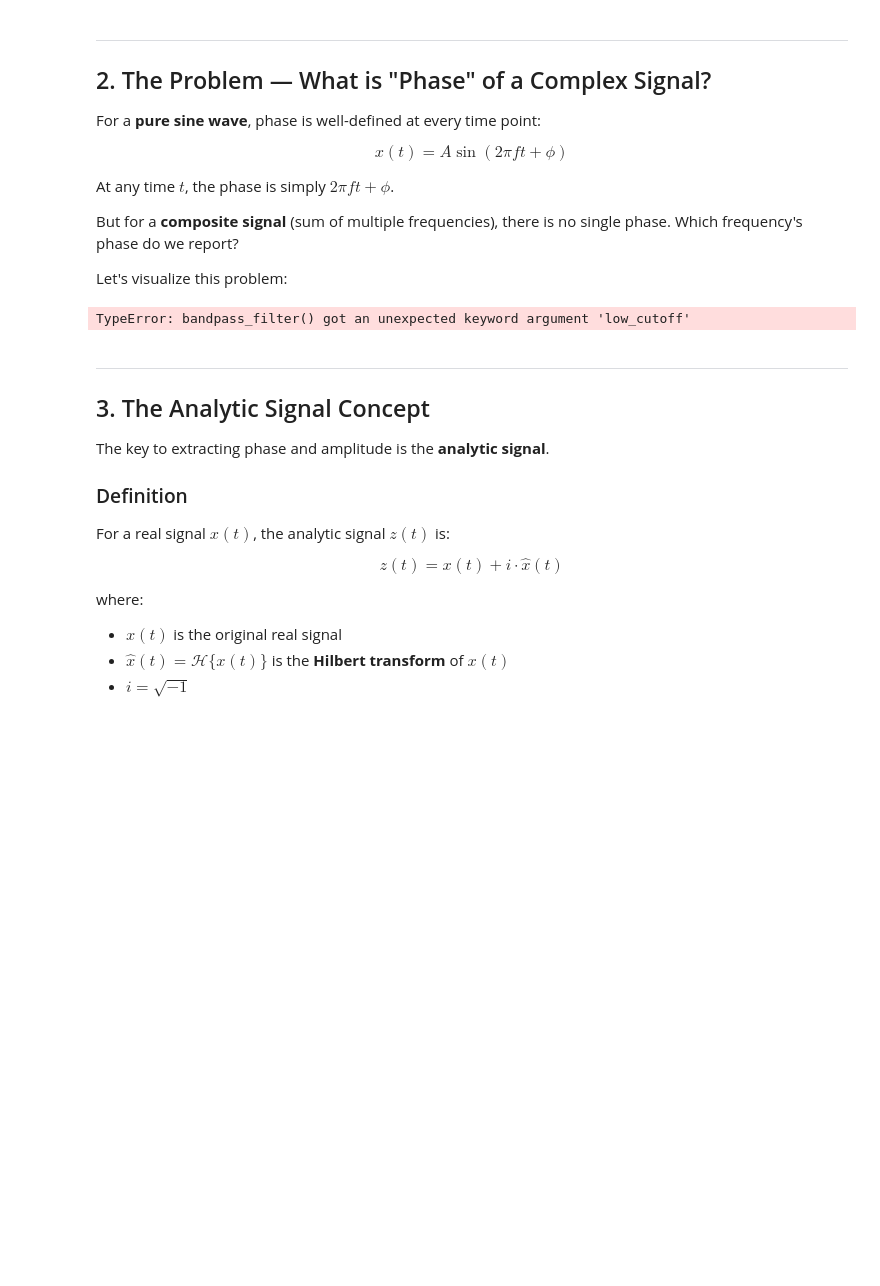
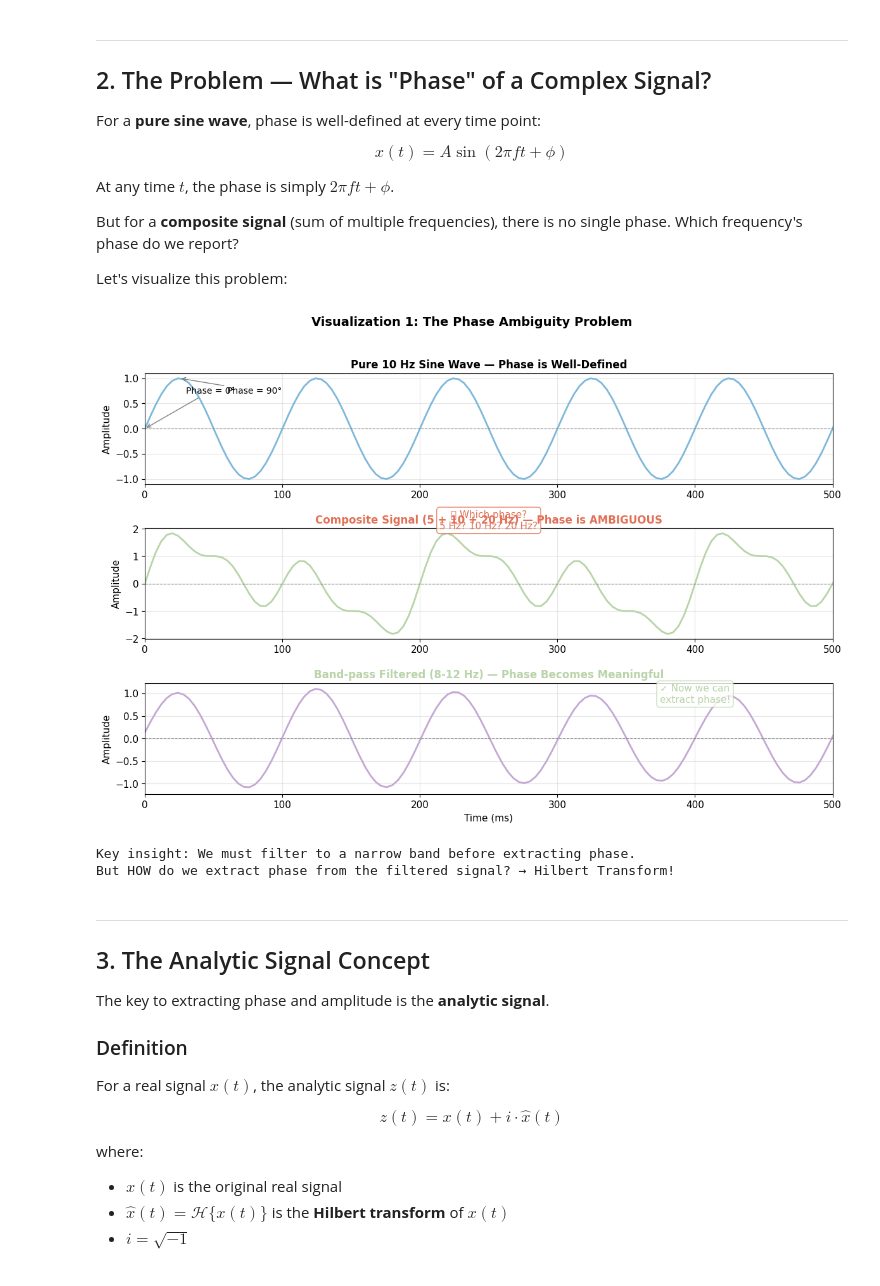
Before and after one commit to Ramdam17/ConnectivityMetricsTutorials, a Jupyter notebook: notebooks/01_foundations/B_phase_and_amplitude/B01_hilbert_transform.ipynb, the cells around one changed output. Cells and saved outputs as stored; diff of their text form; code cells hidden in the pictures; blank space fills up the shorter version.

```diff
--- a/notebooks/01_foundations/B_phase_and_amplitude/B01_hilbert_transform.ipynb
+++ b/notebooks/01_foundations/B_phase_and_amplitude/B01_hilbert_transform.ipynb
@@ -90,7 +90,7 @@ composite = (np.sin(2 * np.pi * 5 * t) +
              0.5 * np.sin(2 * np.pi * 20 * t))
 
 # Band-pass filter to isolate 10 Hz
-filtered_10hz = bandpass_filter(composite, 8, 12, fs=fs)
+filtered_10hz = bandpass_filter(composite, 8, 12, fs)
 
 # Create figure
 fig, axes = plt.subplots(3, 1, figsize=(12, 8))
@@ -121,34 +121,36 @@ ax2.grid(True, alpha=0.3)
 ax2.axhline(y=0, color='gray', linestyle='--', linewidth=0.8)
 
 # Add warning annotation
 ax2.text(250, 2, '❓ Which phase?\n5 Hz? 10 Hz? 20 Hz?',
          ha='center', fontsize=11, color=PRIMARY_RED,
          bbox=dict(boxstyle='round', facecolor='white', edgecolor=PRIMARY_RED, alpha=0.8))
 
 # Plot 3: Filtered signal
 ax3 = axes[2]
 ax3.plot(t * 1000, filtered_10hz, color=ACCENT_PURPLE, linewidth=2)
 ax3.set_xlabel('Time (ms)', fontsize=11)
 ax3.set_ylabel('Amplitude', fontsize=11)
 ax3.set_title('Band-pass Filtered (8-12 Hz) — Phase Becomes Meaningful',
               fontsize=12, fontweight='bold', color=PRIMARY_GREEN)
 ax3.set_xlim(0, 500)
 ax3.grid(True, alpha=0.3)
 ax3.axhline(y=0, color='gray', linestyle='--', linewidth=0.8)
 
 # Add success annotation
 ax3.text(400, 0.8, '✓ Now we can\nextract phase!',
          ha='center', fontsize=11, color=PRIMARY_GREEN,
          bbox=dict(boxstyle='round', facecolor='white', edgecolor=PRIMARY_GREEN, alpha=0.8))
 
 plt.suptitle('Visualization 1: The Phase Ambiguity Problem', fontsize=14, fontweight='bold', y=1.02)
 plt.tight_layout()
 plt.show()
 
 print("Key insight: We must filter to a narrow band before extracting phase.")
 print("But HOW do we extract phase from the filtered signal? → Hilbert Transform!")
 # %% [output]
+[figure, added]
-TypeError: bandpass_filter() got an unexpected keyword argument 'low_cutoff'
+Key insight: We must filter to a narrow band before extracting phase.
+But HOW do we extract phase from the filtered signal? → Hilbert Transform!
 # %% [markdown]
 ---
 
```
Also changed, not shown: parts of 31 cells of this notebook.
